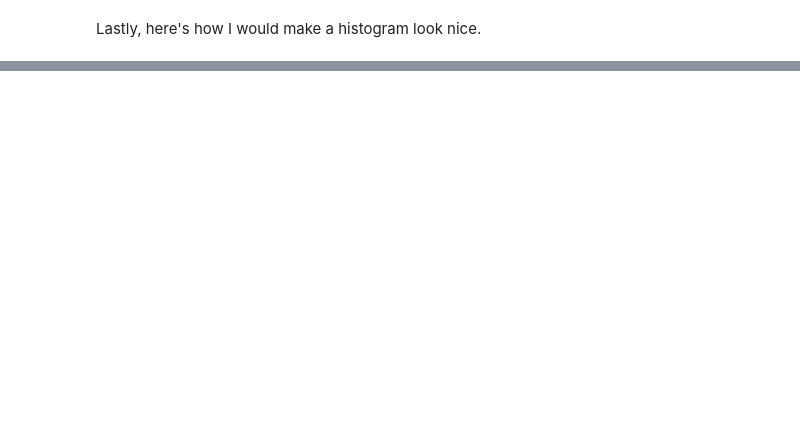
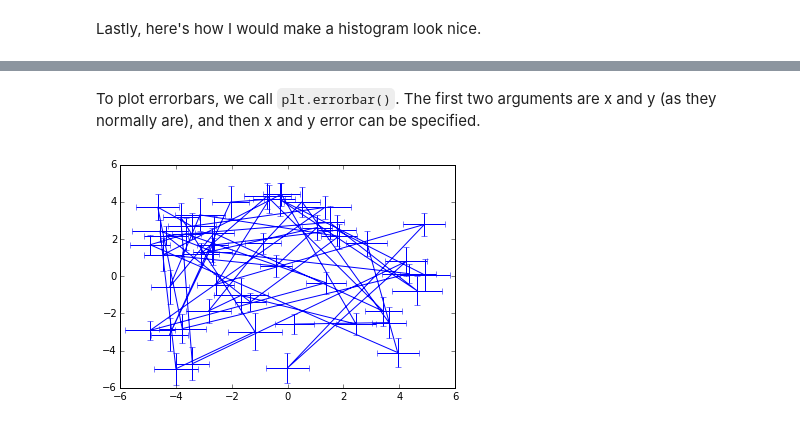
Before and after one commit to gillenbrown/PythonTutorial, a Jupyter notebook: Plotting.ipynb, the cells around one changed output, grey strips where cells are left out. Cells and saved outputs as stored; diff of their text form; code cells hidden in the pictures; blank space fills up the shorter version.

```diff
--- a/Plotting.ipynb
+++ b/Plotting.ipynb
@@ -249,0 +315,12 @@ Again, try changing the parameters in that plot to see how it changes things.
+# %%
+size=50
+xs = np.random.uniform(low=-5, high=5, size=size)
+ys = np.random.uniform(low=-5, high=5, size=size)
+x_err = np.random.uniform(low=0.5, high=1, size=size)
+y_err = np.random.uniform(low=0.5, high=1, size=size)
+# %% [markdown]
+To plot errorbars, we call `plt.errorbar()`. The first two arguments are x and y (as they normally are), and then x and y error can be specified.
+# %%
+plt.errorbar(xs, ys, xerr=x_err, yerr=y_err);
+# %% [output]
+[figure, added]
```
Also changed, not shown: parts of 28 cells of this notebook.
